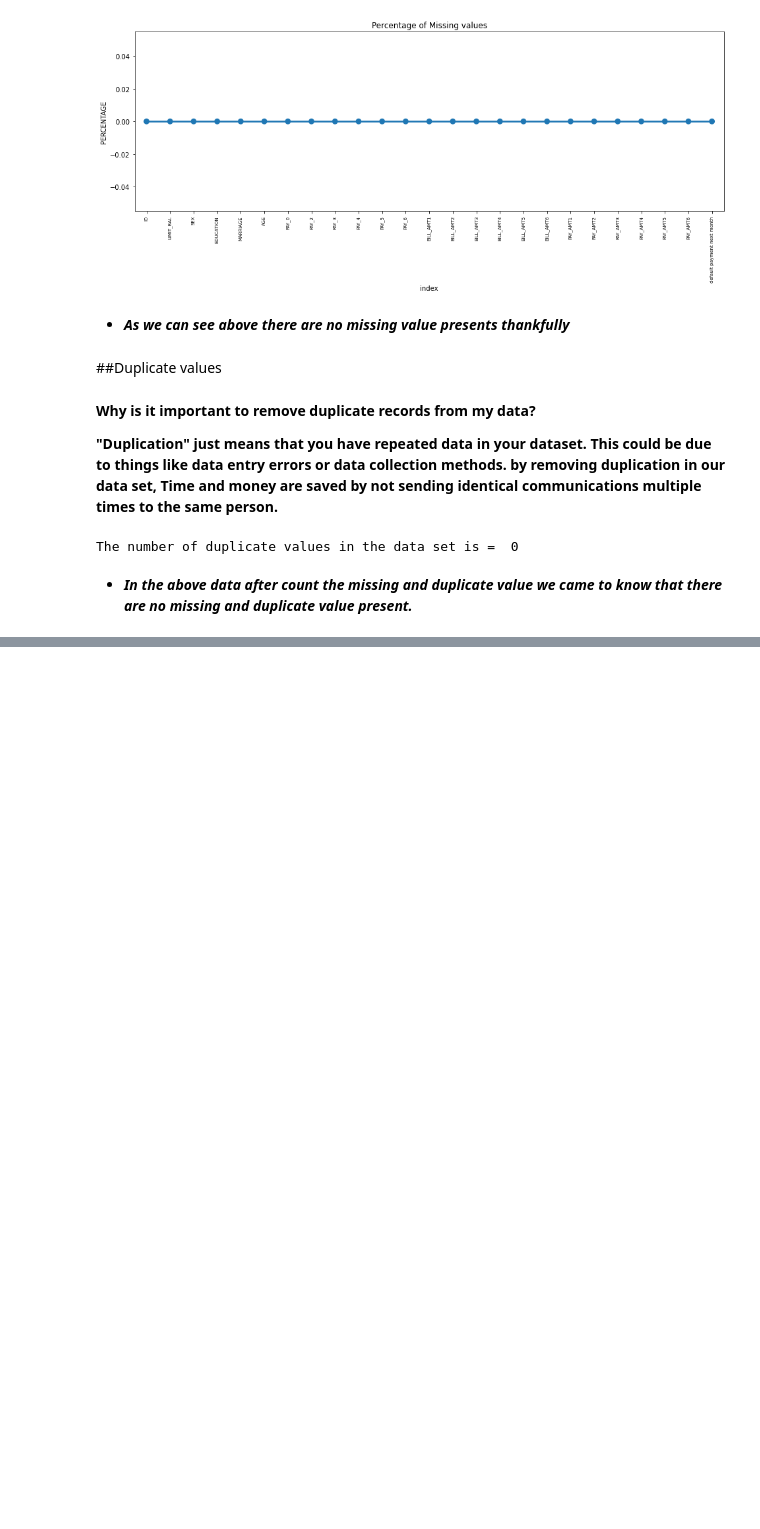
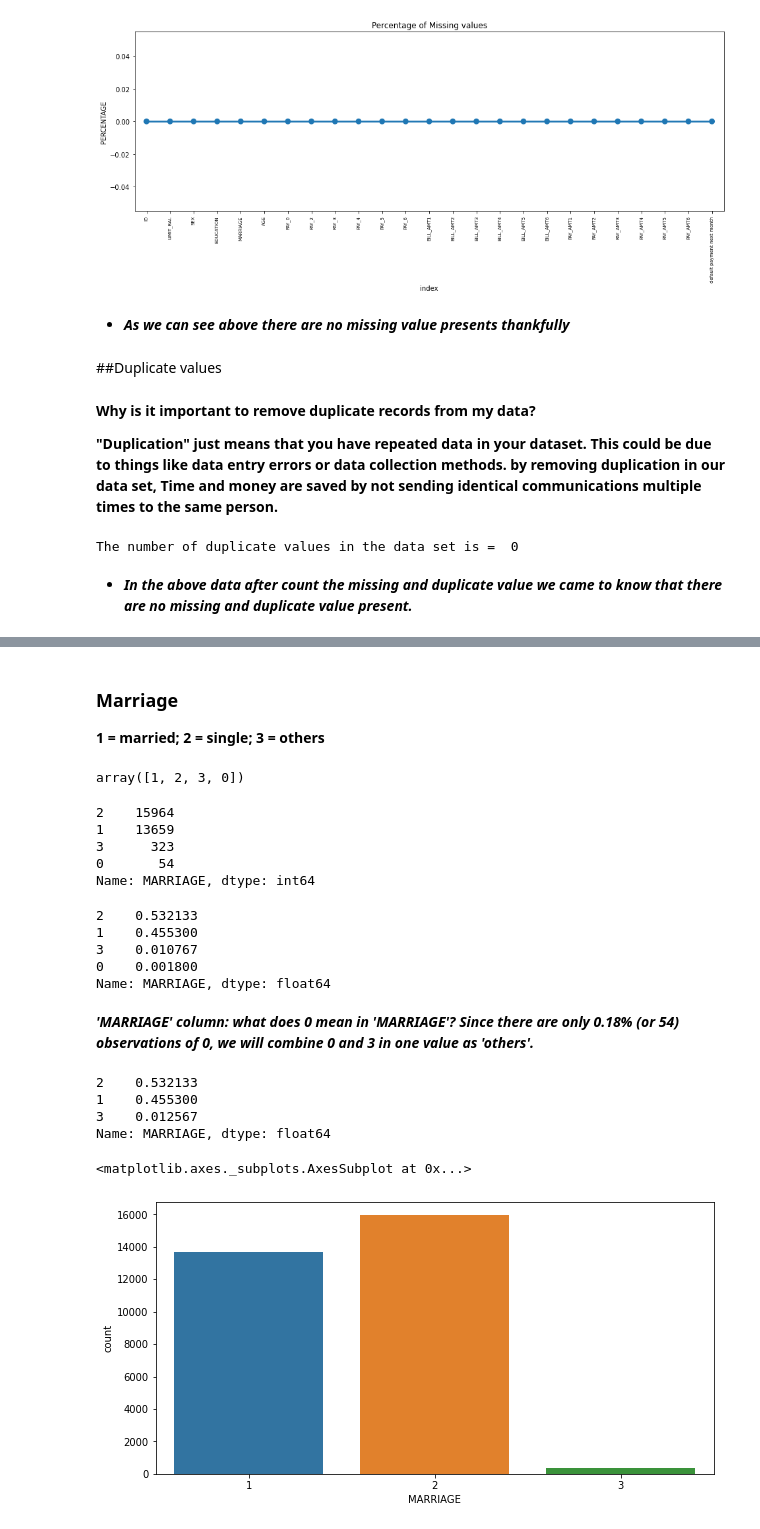
Before and after one commit to AshutoshKumarDubey/Credit_Card_Default_Prediction_By_Ashutosh-Kumar-Dubey, a Jupyter notebook: Credit_Card_Default_Prediction_BY_Ashutosh_Kumar_Dubey.ipynb, the cells around one changed output, grey strips where cells are left out. Drawn from its saved outputs; the diff is of its cells as text; code cells hidden in the pictures; blank space fills up the shorter version.

```diff
--- a/Credit_Card_Default_Prediction_BY_Ashutosh_Kumar_Dubey.ipynb
+++ b/Credit_Card_Default_Prediction_BY_Ashutosh_Kumar_Dubey.ipynb
@@ -263,0 +430,50 @@ The number of duplicate values in the data set is =  0
+# %% [markdown]
+### **Marriage**
+
+
+**1 = married; 2 = single; 3 = others**
+# %%
+# From dataset description: MARRIAGE: Marital status (1=married, 2=single, 3=others), but there is also 0
+
+credit_df["MARRIAGE"].unique()
+# %% [output]
+array([1, 2, 3, 0])
+# %%
+# counts the education  data set
+credit_df['MARRIAGE'].value_counts()
+# %% [output]
+2    15964
+1    13659
+3      323
+0       54
+Name: MARRIAGE, dtype: int64
+# %%
+# How many customers had "MARRIAGE" status as 0?
+
+credit_df["MARRIAGE"].value_counts(normalize=True)
+# %% [output]
+2    0.532133
+1    0.455300
+3    0.010767
+0    0.001800
+Name: MARRIAGE, dtype: float64
+# %% [markdown]
+***'MARRIAGE' column: what does 0 mean in 'MARRIAGE'?***
+***Since there are only 0.18% (or 54) observations of 0, we will combine 0 and 3 in one value as 'others'.***
+# %%
+# Combine 0 and 3 by changing the value 0 into others
+
+credit_df["MARRIAGE"] = credit_df["MARRIAGE"].replace({0:3})
+credit_df["MARRIAGE"].value_counts(normalize=True)
+# %% [output]
+2    0.532133
+1    0.455300
+3    0.012567
+Name: MARRIAGE, dtype: float64
+# %%
+#plotting the count plot to vizualize the data distribution
+plt.figure(figsize=(10,5))
+sns.countplot(x = 'MARRIAGE', data = credit_df)
+# %% [output]
+<matplotlib.axes._subplots.AxesSubplot at 0x...>
+[figure, added]
```
Also changed, not shown: parts of 37 cells of this notebook.
